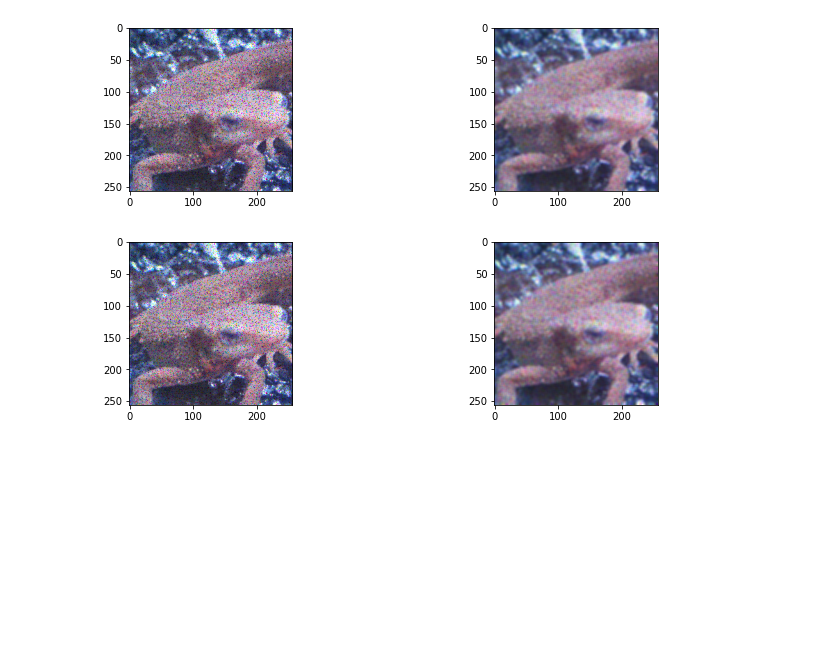
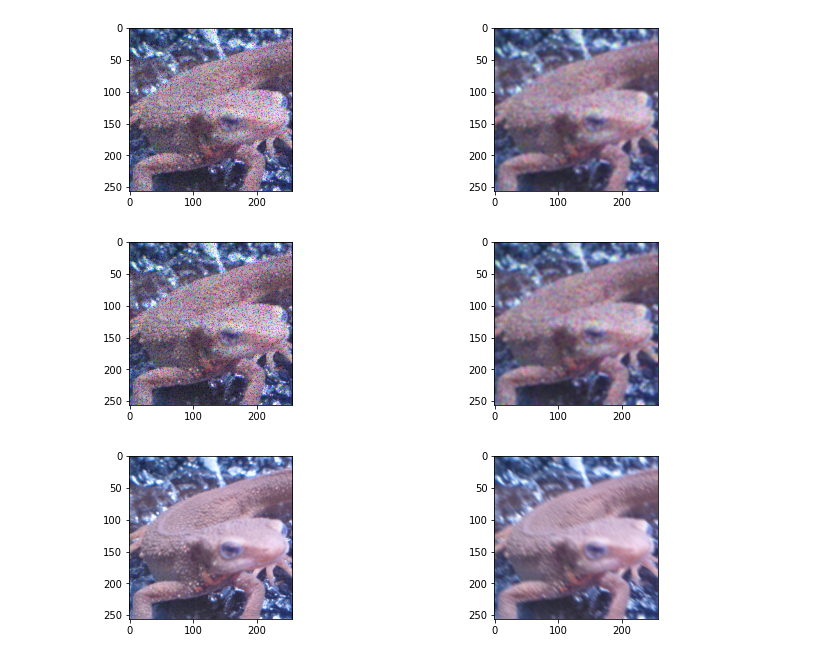
Before and after one commit to iorn121/ImageProcessing100Questions, a Jupyter notebook: ImageProcessing11_20Q.ipynb, the cells around one changed output. Saved outputs shown, nothing was run; the diff lists cells and outputs as text; code cells hidden in the pictures; blank space fills up the shorter version.

```diff
--- a/ImageProcessing11_20Q.ipynb
+++ b/ImageProcessing11_20Q.ipynb
@@ -61,3 +61,19 @@ plt.imshow(img_smoth)
 plt.show()
 # %% [output]
 [figure]
+# %%
+def filter_motion(img, ksize=(3,3)):
+  kernel = np.zeros(ksize)
+  kernel[range(ksize[0]),range(ksize[0])]=1/ksize[0]
+  return cv2.filter2D(img,-1,kernel)
+
+img_motion=filter_motion(img_orig,ksize=(5,5))
+
+plt.figure(figsize=(12,3))
+plt.subplot(1,2,1)
+plt.imshow(img_orig)
+plt.subplot(1,2,2)
+plt.imshow(img_motion)
+plt.show()
+# %% [output]
+[figure, added]
```
Also changed, not shown: parts of 2 cells of this notebook.
